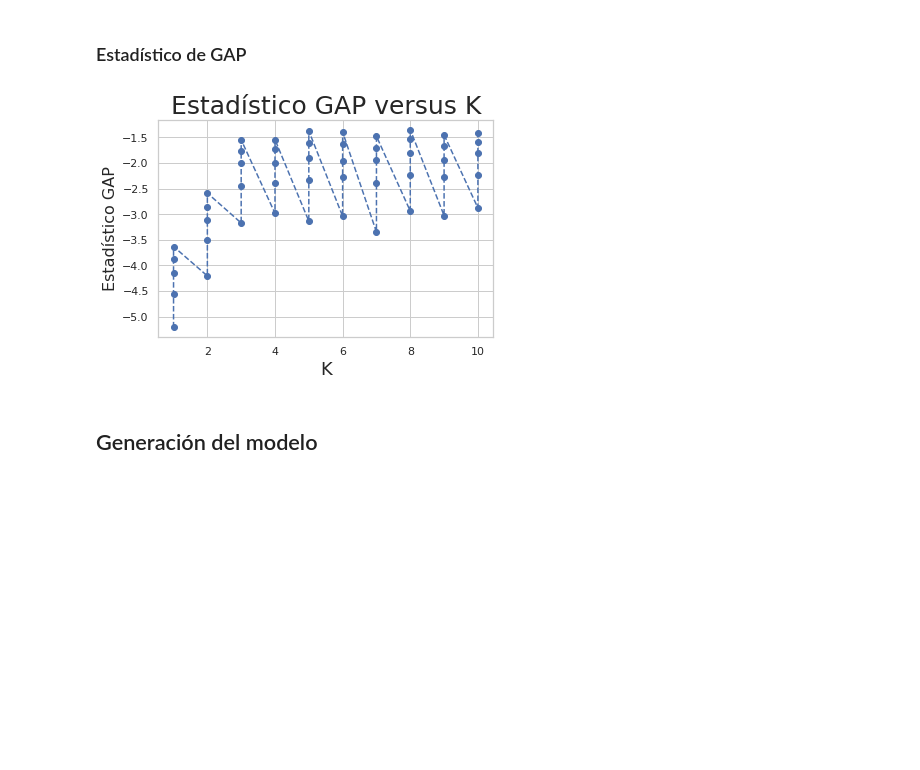
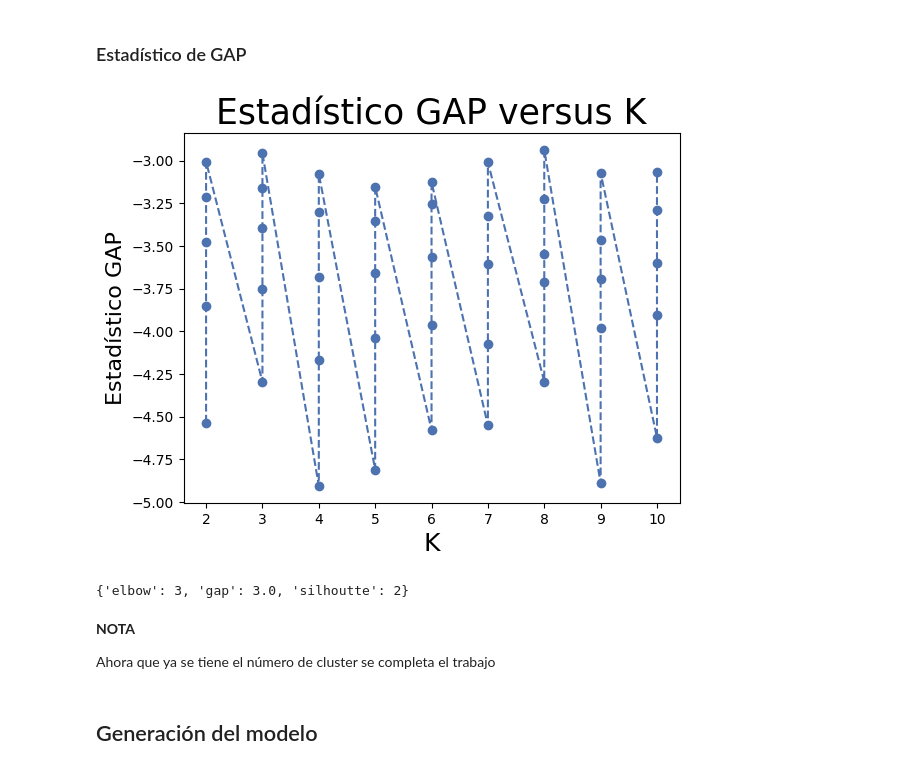
Before and after one commit to jamezahidalgo/PilotoTutoria, a Jupyter notebook: PRY_ModeloTutoria.ipynb, the cells around one changed output. Cells and saved outputs as stored; diff of their text form; code cells hidden in the pictures; blank space fills up the shorter version.

```diff
--- a/PRY_ModeloTutoria.ipynb
+++ b/PRY_ModeloTutoria.ipynb
@@ -344,24 +639,26 @@ for alg in ['auto', 'elkan']:
+# %%
+IDEAL_NUMBER_CLUSTER_BY['elbow'] = 3
 # %% [markdown]
 ### Método silhouette
 # %%
-def get_cluster_silhoutte(n_pca, max_clusters = 11, algorithm = None):
+def get_cluster_silhoutte(n_pca, max_clusters = 10, algorithm = None, kmeans_init = None):
   """
   Método silhouette para identificar el número óptimo de clusters
   """
-  range_n_clusters = range(2, max_clusters)
+  range_n_clusters = range(2, max_clusters+1)
   valores_medios_silhouette = []
-
+  kmeans_init = "k-means++" if kmeans_init is None else kmeans_init
   x_algorithm = "auto" if algorithm is None else algorithm
   for n_clusters in range_n_clusters:
     modelo_kmeans = KMeans(
                         n_clusters   = n_clusters,
-                        random_state = 123,
-                        algorithm = x_algorithm
+                        random_state = 29,
+                        algorithm = x_algorithm, init = kmeans_init
                     )
     cluster_labels = modelo_kmeans.fit_predict(PCA_components.iloc[:,:n_pca])
     silhouette_avg = silhouette_score(PCA_components.iloc[:,:n_pca], cluster_labels, metric="sqeuclidean")
     valores_medios_silhouette.append(silhouette_avg)
-  return list(range(2,max_clusters))[np.argmax(valores_medios_silhouette)], valores_medios_silhouette, range_n_clusters
+  return list(range(2,max_clusters+1))[np.argmax(valores_medios_silhouette)], valores_medios_silhouette, range_n_clusters
 
 def graphic_view(range_clusters, values, algorithm):
   fig, ax = plt.subplots(1, 1, figsize=(6, 3.84))
@@ -371,7 +668,8 @@ def graphic_view(range_clusters, values, algorithm):
   ax.set_ylabel('Media índices silhouette');
 # %%
 for alg in ['auto', 'elkan']:
-  ideal_number, values, rc = get_cluster_silhoutte(2)
+  ideal_number, values, rc = get_cluster_silhoutte(NUM_COMPONENTS_PCA, kmeans_init= 'random')
   print("Cluster ideal, usando índices silhouette con algoritmo {0} es {1}".format(alg, ideal_number))
   graphic_view(rc, values, alg)
+IDEAL_NUMBER_CLUSTER_BY['silhoutte'] = ideal_number
 # %% [output]
@@ -397,7 +680,7 @@ Cluster ideal = 3
 # %% [markdown]
 ### Estadístico de GAP
 # %%
-def get_cluster_GAP(data, nrefs=3, maxClusters=15):
+def get_cluster_GAP(data, nrefs=3, maxClusters=10, kmeans_init = None):
     """
     Calculates KMeans optimal K using Gap Statistic
     Params:
@@ -406,9 +689,10 @@ def get_cluster_GAP(data, nrefs=3, maxClusters=15):
         maxClusters: Maximum number of clusters to test for
     Returns: (gaps, optimalK)
     """
-    gaps = np.zeros((len(range(1, maxClusters)),))
+    kmeans_init = "k-means++" if kmeans_init is None else kmeans_init
+    gaps = np.zeros((len(range(2, maxClusters+1)),))
     resultsdf = pd.DataFrame({'clusterCount':[], 'gap':[]})
-    for gap_index, k in enumerate(range(1, maxClusters)):
+    for gap_index, k in enumerate(range(2, maxClusters+1)):
       # Holder for reference dispersion results
       refDisps = np.zeros(nrefs)
       # For n references, generate random sample and perform kmeans getting resulting dispersion of each loop
@@ -416,7 +700,7 @@ def get_cluster_GAP(data, nrefs=3, maxClusters=15):
         # Create new random reference set
         randomReference = np.random.random_sample(size=data.shape)
         # Fit to it
-        km = KMeans(k)
+        km = KMeans(k, init = kmeans_init, random_state=29)
         km.fit(randomReference)
         refDisp = km.inertia_
         refDisps[i] = refDisp
@@ -431,14 +715,23 @@ def get_cluster_GAP(data, nrefs=3, maxClusters=15):
         gaps[gap_index] = gap
 
         resultsdf = resultsdf.append({'clusterCount':k, 'gap':gap}, ignore_index=True)
-    return (gaps.argmax() + 1, resultsdf)
+    return (gaps.argmax() + 1, resultsdf, resultsdf.clusterCount[gaps.argmax()])
 # %%
-score_g, df = get_cluster_GAP(PCA_components.iloc[:,:2], nrefs=5, maxClusters=11)
+score_g, df, ideal_cluster_GAP = get_cluster_GAP(PCA_components.iloc[:,:NUM_COMPONENTS_PCA], nrefs=5, maxClusters=10, kmeans_init='random')
 plt.plot(df['clusterCount'], df['gap'], linestyle='--', marker='o', color='b');
 plt.xlabel('K', fontsize=18);
 plt.ylabel('Estadístico GAP', fontsize=16);
 plt.title('Estadístico GAP versus K', fontsize=25);
+IDEAL_NUMBER_CLUSTER_BY['gap'] = ideal_cluster_GAP
 # %% [output]
-[figure, old version]
+[figure, new version]
+# %%
+IDEAL_NUMBER_CLUSTER_BY
+# %% [output]
+{'elbow': 3, 'gap': 3.0, 'silhoutte': 2}
+# %% [markdown]
+**NOTA**
+
+Ahora que ya se tiene el número de cluster se completa el trabajo
 # %% [markdown]
 ## Generación del modelo
```
Also changed, not shown: parts of 114 cells of this notebook.
